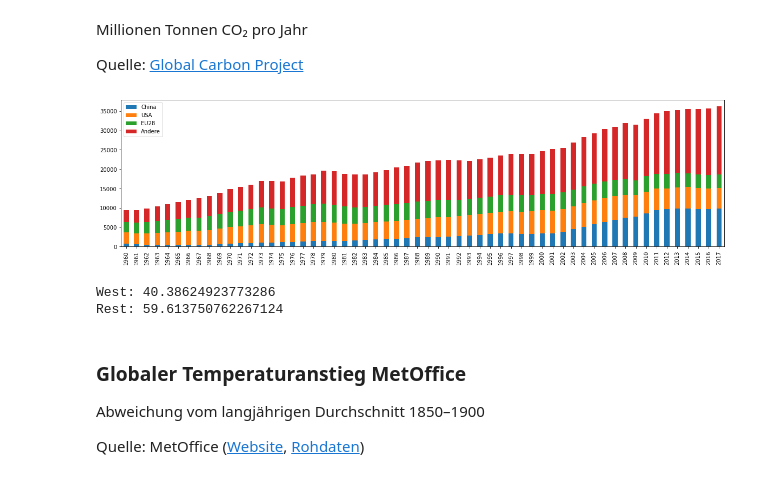
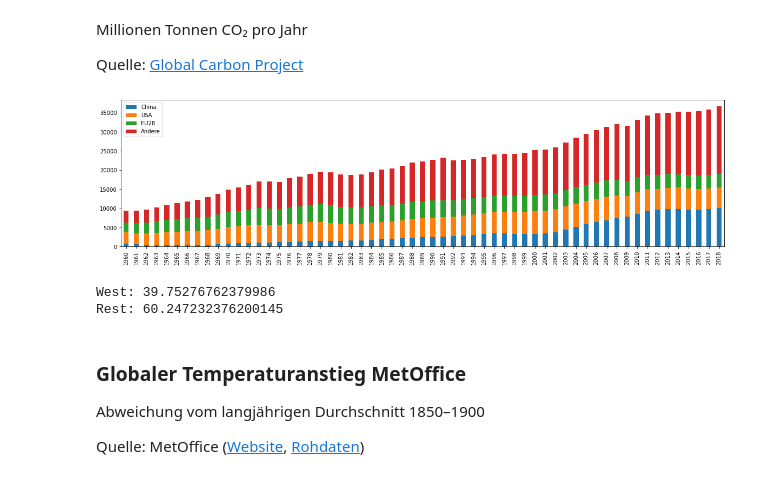
Before and after one commit to republik/dossier-klimawandel, a Jupyter notebook: data/Dossier Klimawandel.ipynb, the cells around one changed output. Drawn from its saved outputs; the diff is of its cells as text; code cells hidden in the pictures.

```diff
--- a/data/Dossier Klimawandel.ipynb
+++ b/data/Dossier Klimawandel.ipynb
@@ -44,15 +44,15 @@ Millionen Tonnen CO₂ pro Jahr
 
 Quelle: [Global Carbon Project](https://www.globalcarbonproject.org)
 # %%
-emissions = pd.read_csv(dataset('export_20190807_1428.csv'), sep=';', skiprows=1, skipfooter=2, engine='python', index_col=0)
+emissions = pd.read_csv(dataset('export_20200116_1516.csv'), sep=';', skiprows=1, skipfooter=2, engine='python', index_col=0)
 emissions_selected = emissions[['China', 'United States of America', 'EU28']].copy()
 emissions_selected.loc[:,'Andere'] = emissions['World'] - emissions_selected.sum(axis=1)
 emissions_selected = emissions_selected.rename(columns={'United States of America': 'USA'})
 emissions_selected.plot(kind='bar', stacked=True);
 
 emissions_selected /= 1000
 # %% [output]
-[figure, old version]
+[figure, new version]
 # %%
 west = emissions_selected[['USA', 'EU28']].sum().sum()
 rest = emissions_selected[['China', 'Andere']].sum().sum()
@@ -60,8 +60,8 @@ total = rest + west
 print("West:", west / total * 100)
 print("Rest:", rest / total * 100)
 # %% [output]
-West: 40.38624923773286
-Rest: 59.613750762267124
+West: 39.75276762379986
+Rest: 60.247232376200145
 # %%
 emissions_display = pd.DataFrame(format_csv(emissions_selected), columns=['year','label','value'])
 emissions_display.to_csv(out('emissions_global.csv'), float_format='%.2f', index=False)
```
Also changed, not shown: parts of 2 cells of this notebook, 5 other files.
